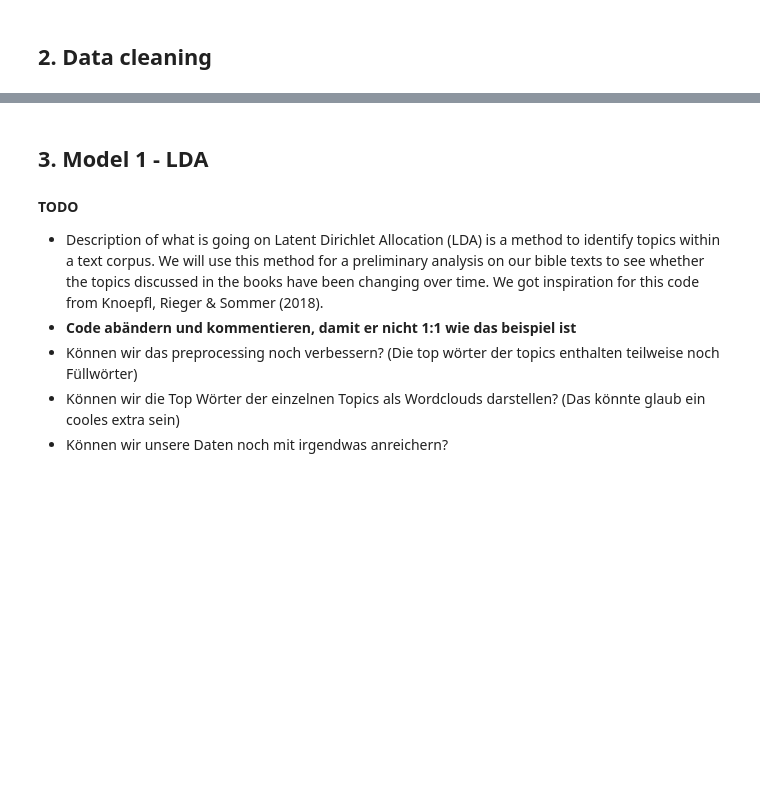
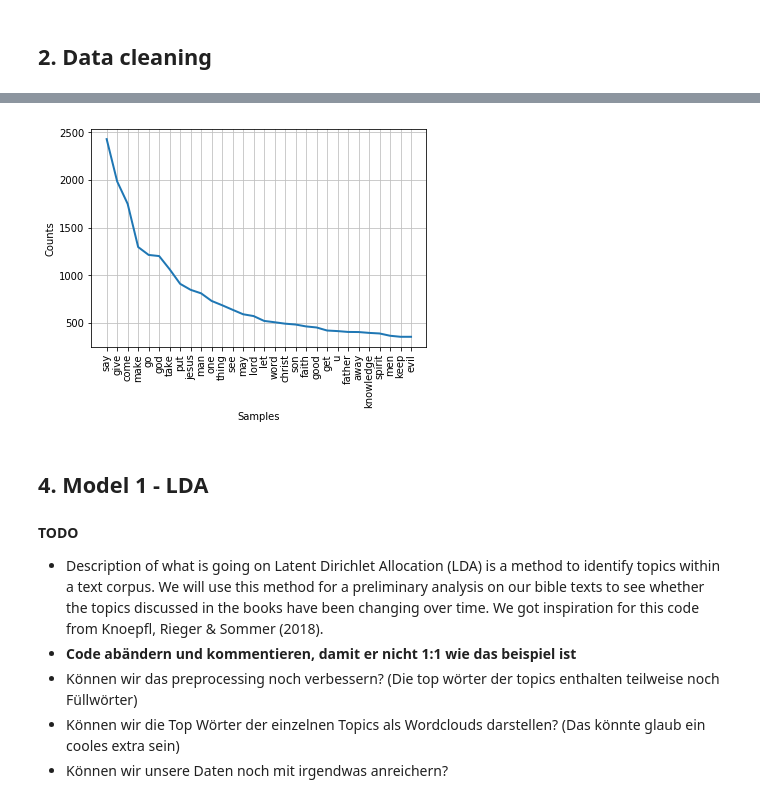
Before and after one commit to Amglex/Machine-Learning-for-textual-data, a Jupyter notebook: ML_Project.ipynb, the cells around one changed output, grey strips where cells are left out. Cells and saved outputs as stored; diff of their text form; code cells hidden in the pictures; blank space fills up the shorter version.

```diff
--- a/ML_Project.ipynb
+++ b/ML_Project.ipynb
@@ -442,5 +444,27 @@ plt.show()
+# %%
+# New testament
+
+# Use cleaned text
+text = df.loc[df.testament == "New Testament", "clean_rm"]
+
+# Merge all books into one string
+full_text = ''
+for words in text:
+    full_text += words
+
+# Split the string into words
+words = full_text.split()
+
+# Define minimum length
+len([words for words in words if len(words) > 5])
+
+# Calculate and plot the word frequency
+fd = nltk.FreqDist(words)
+fd.plot(30, cumulative = False)
+# %% [output]
+[figure, added]
 # %% [markdown]
-## 3. Model 1 - LDA
+## 4. Model 1 - LDA
 # %% [markdown]
 **TODO**
 
```
Also changed, not shown: parts of 37 cells of this notebook.
